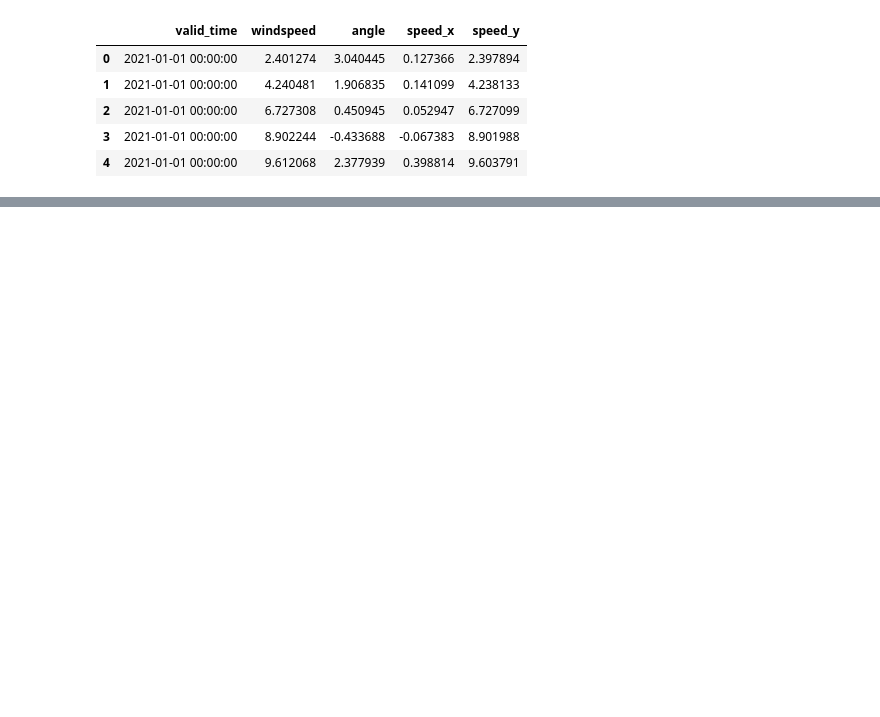
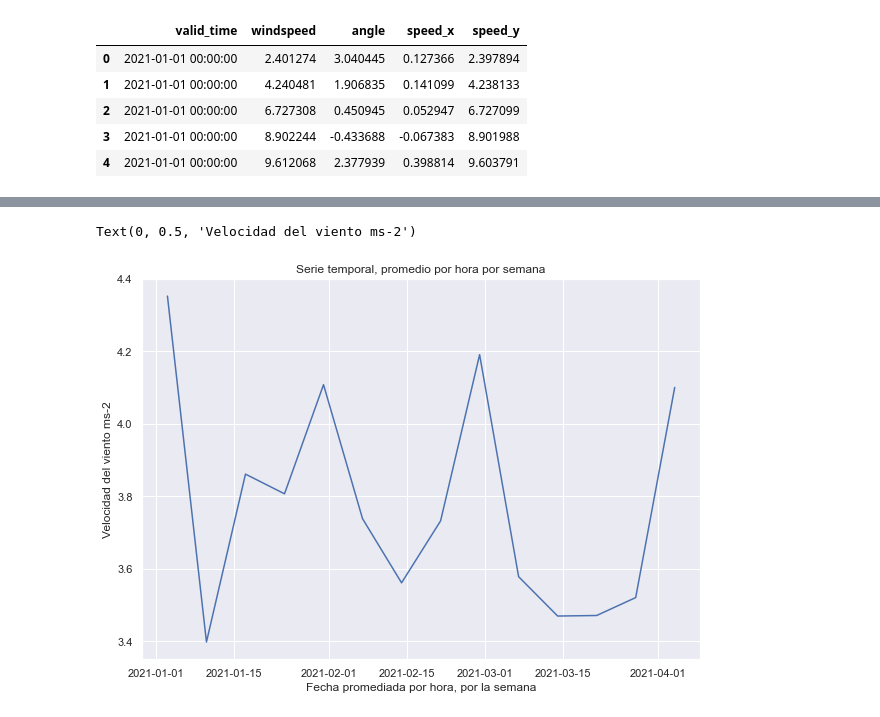
Before and after one commit to glohalo/wind_project, a Jupyter notebook: wind_project.ipynb, the cells around one changed output, grey strips where cells are left out. Drawn from its saved outputs; the diff is of its cells as text; code cells hidden in the pictures; blank space fills up the shorter version.

```diff
--- a/wind_project.ipynb
+++ b/wind_project.ipynb
@@ -129,7 +302,4 @@ data.head()
 # %%
-fig, ax = plt.subplots(figsize=(8,8), dpi=80)
-x0, x1 = ax.get_xlim()
-y0, y1 = ax.get_ylim()
-ax.set_aspect('equal')
-df.plot(kind='scatter', x='speed_x',
-        y='speed_y', alpha=0.35, ax=ax)
+_dfHour= _dfHour.set_index('Datetime')
+#be sure that is a format datetime before resmaple
+_dfHour.index = pd.to_datetime(_dfHour.index)
@@ -139,0 +306,3 @@ df.plot(kind='scatter', x='speed_x',
+# %%
+#resampling by mean by hour
+_dfHour = _dfHour.resample('H').mean()
@@ -139,0 +319,4 @@ df.plot(kind='scatter', x='speed_x',
+# %%
+#plotting time serie
+_plot = _dfHour[_dfHour['windspeed'].isnull()==False]
+_plot
@@ -140 +338,13 @@ df.plot(kind='scatter', x='speed_x',
+# %%
+_plot = _plot.resample('W').mean()
+# %%
+#_df = _plot.loc['2021-01-01':'2021-01-03']
+plt.figure(figsize=(10,7))
+plt.plot(_plot.index, _plot['windspeed'])
+plt.title('Serie temporal, promedio por hora por semana')
+plt.xlabel('Fecha promediada por hora, por la semana')
+plt.ylabel('Velocidad del viento ms-2')
+# %% [output]
+Text(0, 0.5, 'Velocidad del viento ms-2')
+[figure, added]
 # %%
```
Also changed, not shown: parts of 56 cells of this notebook, 23 other files.
